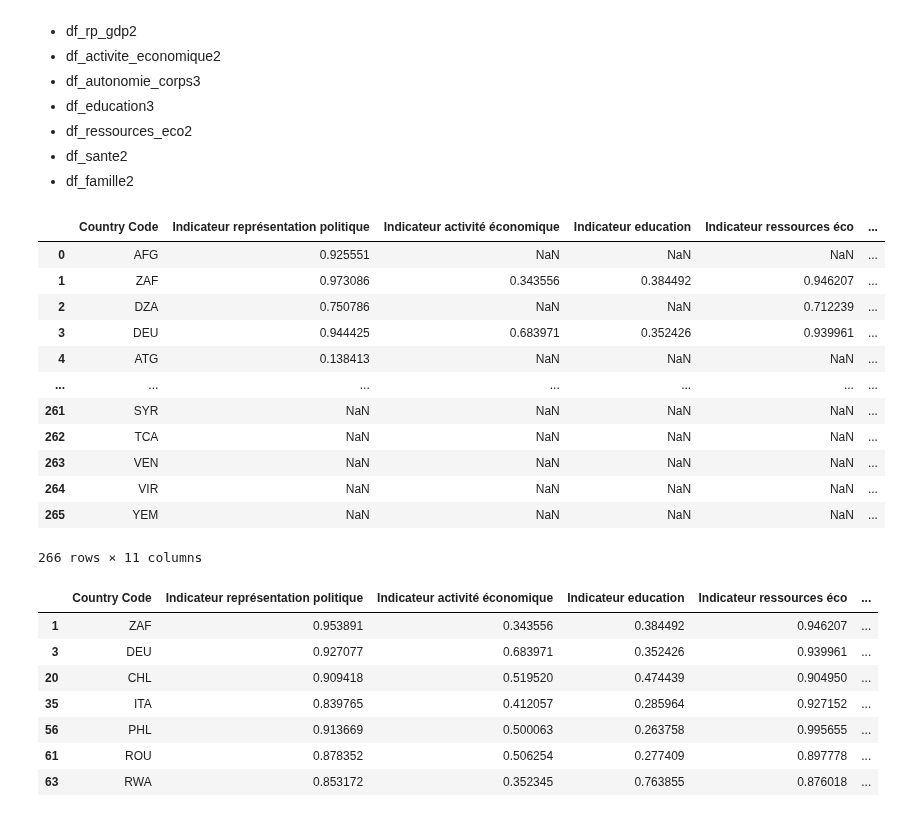
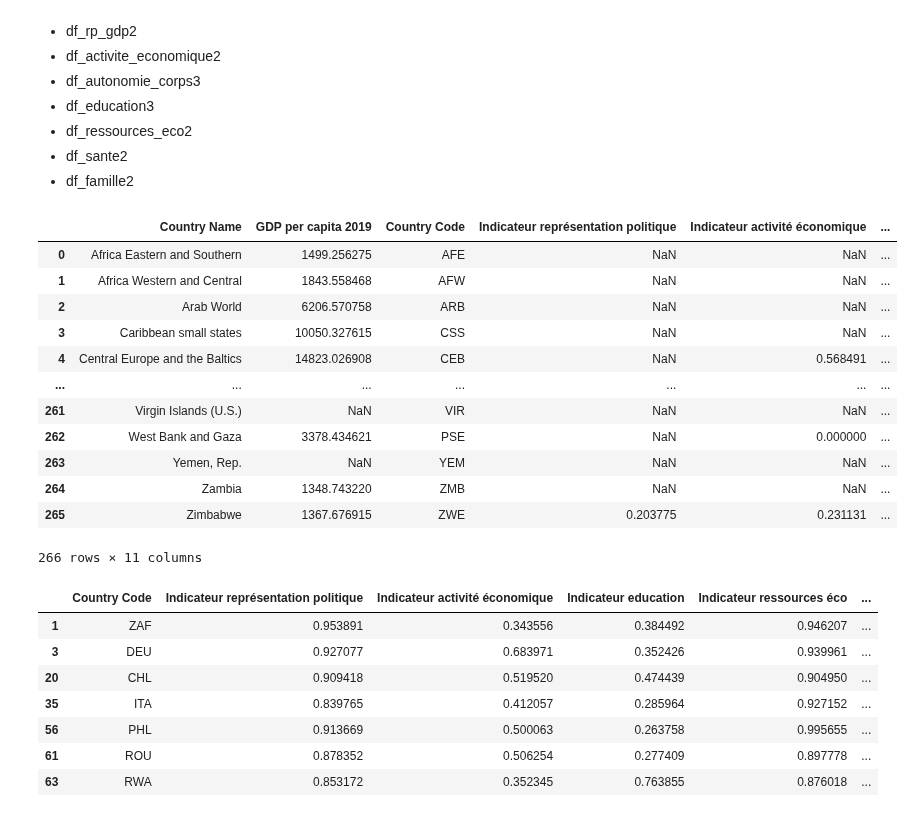
Before and after one commit to cmllbll/Gender-Inequalities-and-Development, a Jupyter notebook: création indicateurs fertilité et situation économiquee.ipynb, the cells around one changed output. Drawn from its saved outputs; the diff is of its cells as text; code cells hidden in the pictures.

Commit message:
Update création indicateurs fertilité et situation économiquee.ipynb
modification base

```diff
--- a/création indicateurs fertilité et situation économiquee.ipynb
+++ b/création indicateurs fertilité et situation économiquee.ipynb
@@ -1671,27 +1671,27 @@ Liste des indicateurs :
 - df_famille2
 # %%
 #On fusionne dans un même data frame tous les indicateurs
-df_indicateurs=df_rp_gdp2.merge(df_activite_economique2, on='Country Code', how='outer')
+df_indicateurs=df_pib.merge(df_rp_gdp2, on='Country Code', how='outer')
+df_indicateurs=df_indicateurs.merge(df_activite_economique2, on='Country Code', how='outer')
 df_indicateurs=df_indicateurs.merge(df_education3, on='Country Code', how='outer')
 df_indicateurs=df_indicateurs.merge(df_ressources_eco2, on='Country Code', how='outer')
 df_indicateurs=df_indicateurs.merge(df_sante2, on='Country Code', how='outer')
 df_indicateurs=df_indicateurs.merge(df_famille2, on='Country Code', how='outer')
-df_indicateurs=df_indicateurs.merge(df_pib, on='Country Code', how='outer')
 df_indicateurs=df_indicateurs.merge(df_autonomie_corps3, on='Country Code', how='outer')
 df_indicateurs
 # %% [output]
-|  | Country Code | Indicateur représentation politique | Indicateur activité économique | Indicateur education | Indicateur ressources éco | ... |
-| 0 | AFG | 0.925551 | NaN | NaN | NaN | ... |
-| 1 | ZAF | 0.973086 | 0.343556 | 0.384492 | 0.946207 | ... |
-| 2 | DZA | 0.750786 | NaN | NaN | 0.712239 | ... |
-| 3 | DEU | 0.944425 | 0.683971 | 0.352426 | 0.939961 | ... |
-| 4 | ATG | 0.138413 | NaN | NaN | NaN | ... |
+|  | Country Name | GDP per capita 2019 | Country Code | Indicateur représentation politique | Indicateur activité économique | ... |
+| 0 | Africa Eastern and Southern | 1499.256275 | AFE | NaN | NaN | ... |
+| 1 | Africa Western and Central | 1843.558468 | AFW | NaN | NaN | ... |
+| 2 | Arab World | 6206.570758 | ARB | NaN | NaN | ... |
+| 3 | Caribbean small states | 10050.327615 | CSS | NaN | NaN | ... |
+| 4 | Central Europe and the Baltics | 14823.026908 | CEB | NaN | 0.568491 | ... |
 | ... | ... | ... | ... | ... | ... | ... |
-| 261 | SYR | NaN | NaN | NaN | NaN | ... |
-| 262 | TCA | NaN | NaN | NaN | NaN | ... |
-| 263 | VEN | NaN | NaN | NaN | NaN | ... |
-| 264 | VIR | NaN | NaN | NaN | NaN | ... |
-| 265 | YEM | NaN | NaN | NaN | NaN | ... |
+| 261 | Virgin Islands (U.S.) | NaN | VIR | NaN | NaN | ... |
+| 262 | West Bank and Gaza | 3378.434621 | PSE | NaN | 0.000000 | ... |
+| 263 | Yemen, Rep. | NaN | YEM | NaN | NaN | ... |
+| 264 | Zambia | 1348.743220 | ZMB | NaN | NaN | ... |
+| 265 | Zimbabwe | 1367.676915 | ZWE | 0.203775 | 0.231131 | ... |
 266 rows × 11 columns
 # %%
 df_indicateurs.dropna(inplace=True)
```
